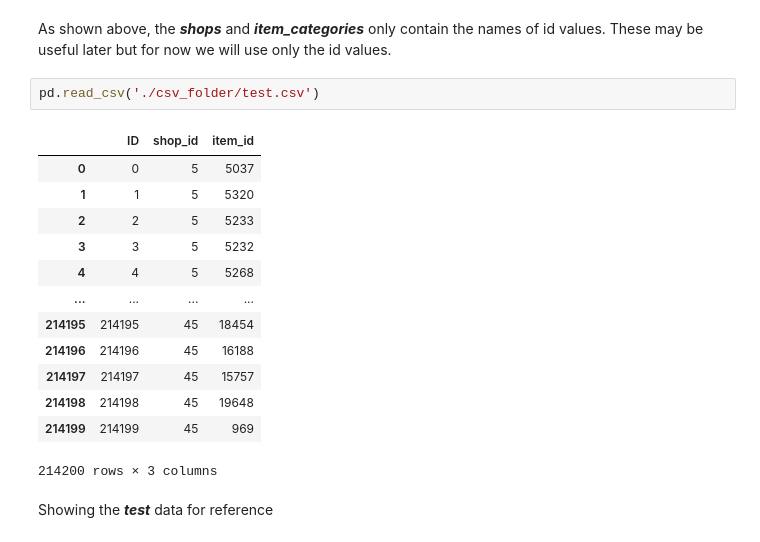
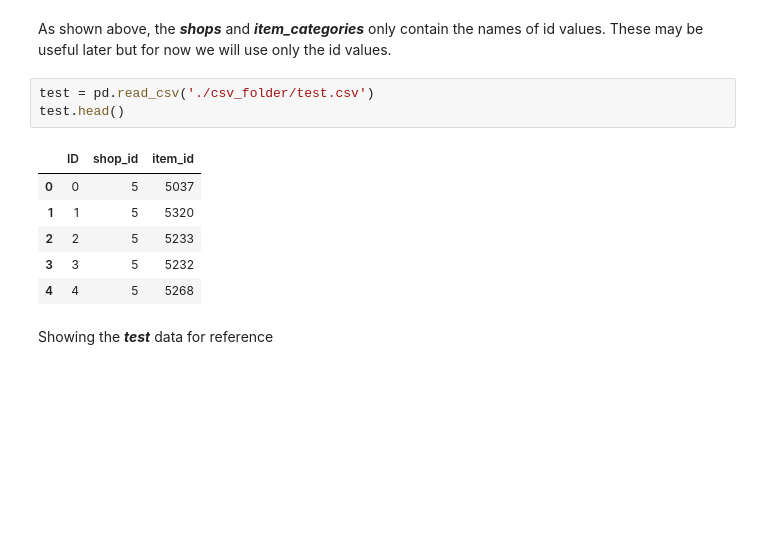
Before and after one commit to the-chiefdom/Predict_Future_Sales, a Jupyter notebook: Wrangling_Exploratory.ipynb, the cells around one changed output. Saved outputs shown, nothing was run; the diff lists cells and outputs as text; blank space fills up the shorter version.

```diff
--- a/Wrangling_Exploratory.ipynb
+++ b/Wrangling_Exploratory.ipynb
@@ -51,21 +57,15 @@ pd.read_csv('./csv_folder/item_categories.csv').head()
 # %% [markdown]
 As shown above, the ***shops*** and ***item_categories*** only contain the names of id values. These may be useful later but for now we will use only the id values.
 # %%
-pd.read_csv('./csv_folder/test.csv')
+test = pd.read_csv('./csv_folder/test.csv')
+test.head()
 # %% [output]
 |  | ID | shop_id | item_id |
 | 0 | 0 | 5 | 5037 |
 | 1 | 1 | 5 | 5320 |
 | 2 | 2 | 5 | 5233 |
 | 3 | 3 | 5 | 5232 |
 | 4 | 4 | 5 | 5268 |
-| ... | ... | ... | ... |
-| 214195 | 214195 | 45 | 18454 |
-| 214196 | 214196 | 45 | 16188 |
-| 214197 | 214197 | 45 | 15757 |
-| 214198 | 214198 | 45 | 19648 |
-| 214199 | 214199 | 45 | 969 |
-214200 rows × 3 columns
 # %% [markdown]
 Showing the ***test*** data for reference
 # %% [markdown]
```
Also changed, not shown: parts of 32 cells of this notebook.
